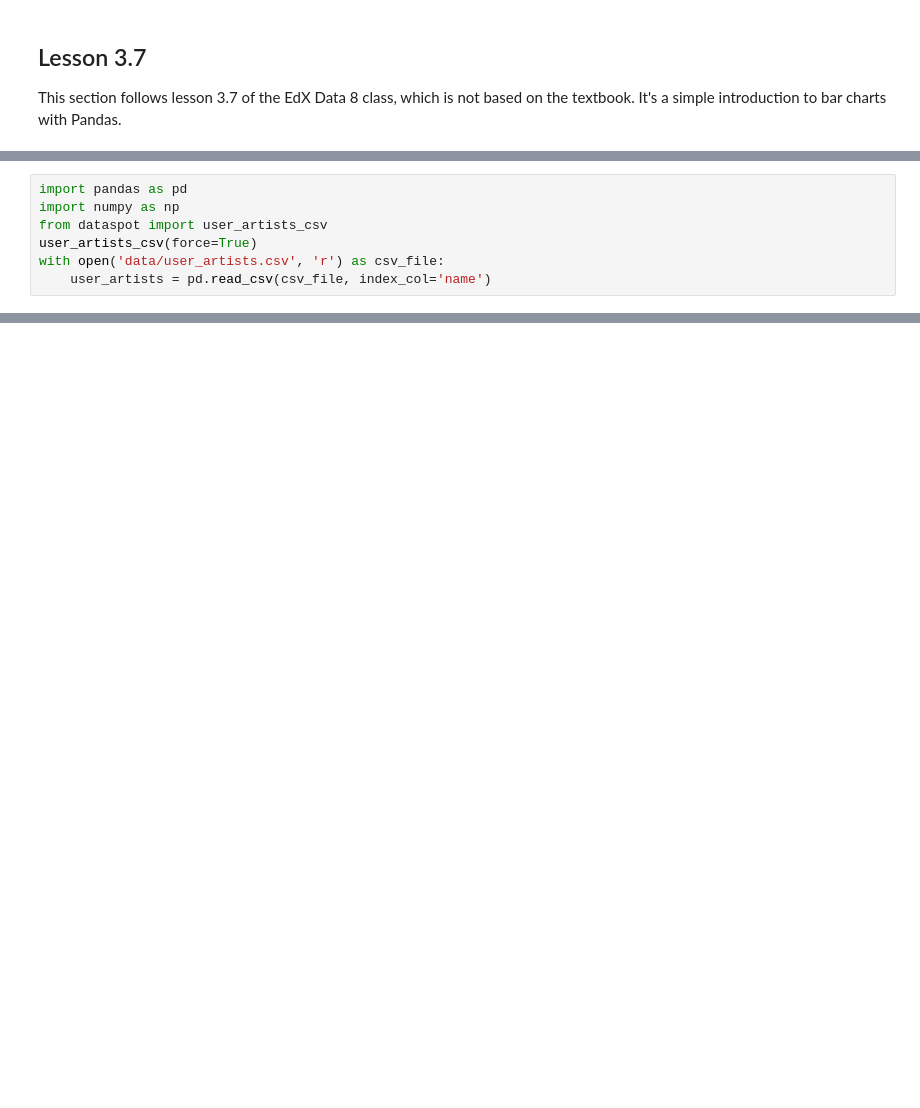
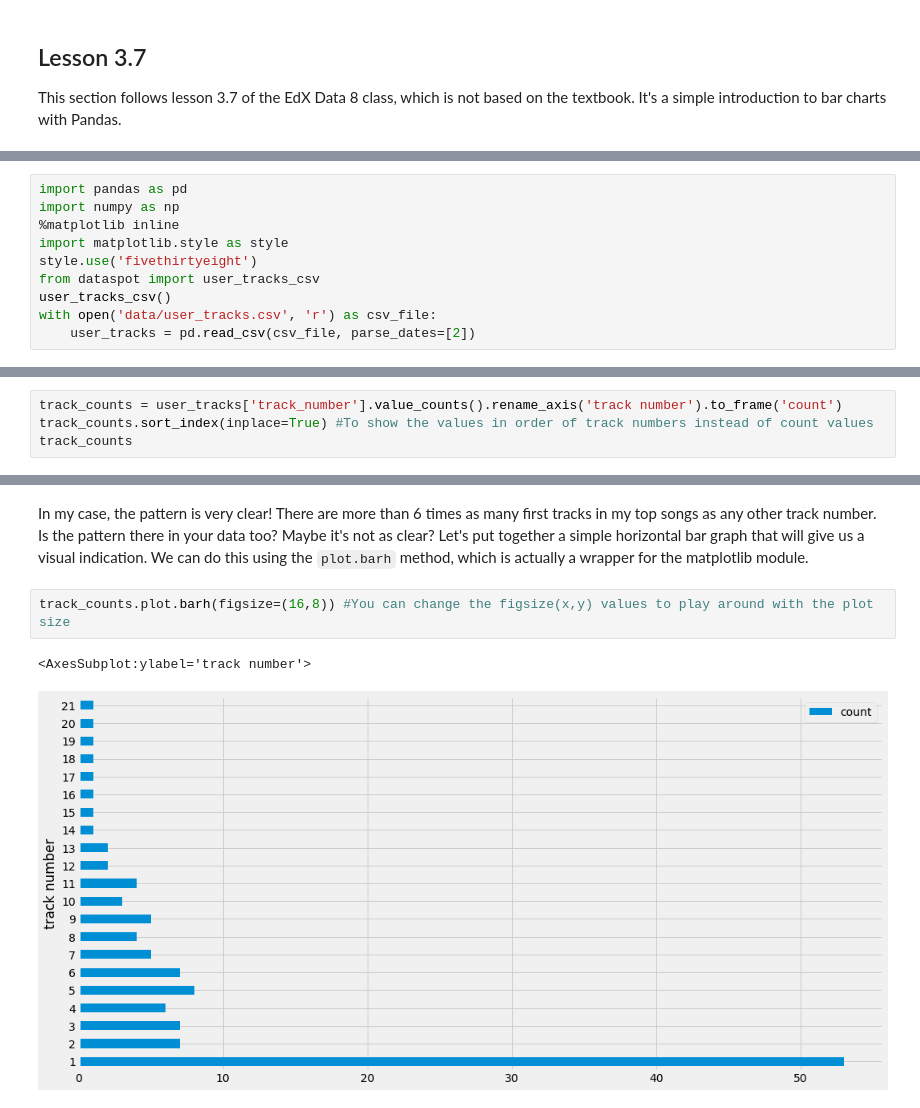
Before and after one commit to JimmyLamothe/dataspot, a Jupyter notebook: dataspot_3-7.ipynb, the cells around one changed output, grey strips where cells are left out. Saved outputs shown, nothing was run; the diff lists cells and outputs as text; blank space fills up the shorter version.

Commit message:
Finished first version of chapter3.7

```diff
--- a/dataspot_3-7.ipynb
+++ b/dataspot_3-7.ipynb
@@ -7,8 +7,11 @@ First, let's load more data. Spotify knows more about artists than the basic dat
 # %%
 import pandas as pd
 import numpy as np
-from dataspot import user_artists_csv
-user_artists_csv(force=True)
-with open('data/user_artists.csv', 'r') as csv_file:
-    user_artists = pd.read_csv(csv_file, index_col='name')
+%matplotlib inline
+import matplotlib.style as style
+style.use('fivethirtyeight')
+from dataspot import user_tracks_csv
+user_tracks_csv()
+with open('data/user_tracks.csv', 'r') as csv_file:
+    user_tracks = pd.read_csv(csv_file, parse_dates=[2])
 # %% [output]
@@ -18,0 +45,4 @@ Now, we'll query the Spotify API to create a new DataFrame with track informatio
+# %%
+track_counts = user_tracks['track_number'].value_counts().rename_axis('track number').to_frame('count')
+track_counts.sort_index(inplace=True) #To show the values in order of track numbers instead of count values
+track_counts
@@ -18,0 +68,7 @@ Now, we'll query the Spotify API to create a new DataFrame with track informatio
+# %% [markdown]
+In my case, the pattern is very clear! There are more than 6 times as many first tracks in my top songs as any other track number. Is the pattern there in your data too? Maybe it's not as clear? Let's put together a simple horizontal bar graph that will give us a visual indication. We can do this using the `plot.barh` method, which is actually a wrapper for the matplotlib module.
+# %%
+track_counts.plot.barh(figsize=(16,8)) #You can change the figsize(x,y) values to play around with the plot size
+# %% [output]
+<AxesSubplot:ylabel='track number'>
+[figure, added]
```
Also changed, not shown: parts of 18 cells of this notebook, 3 other files.
